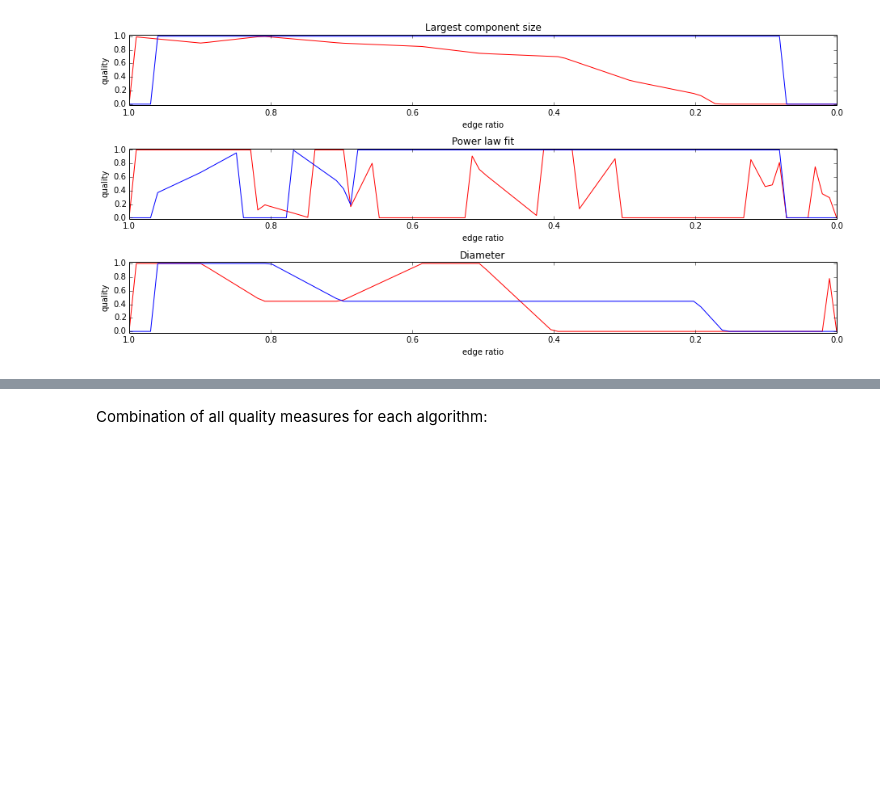
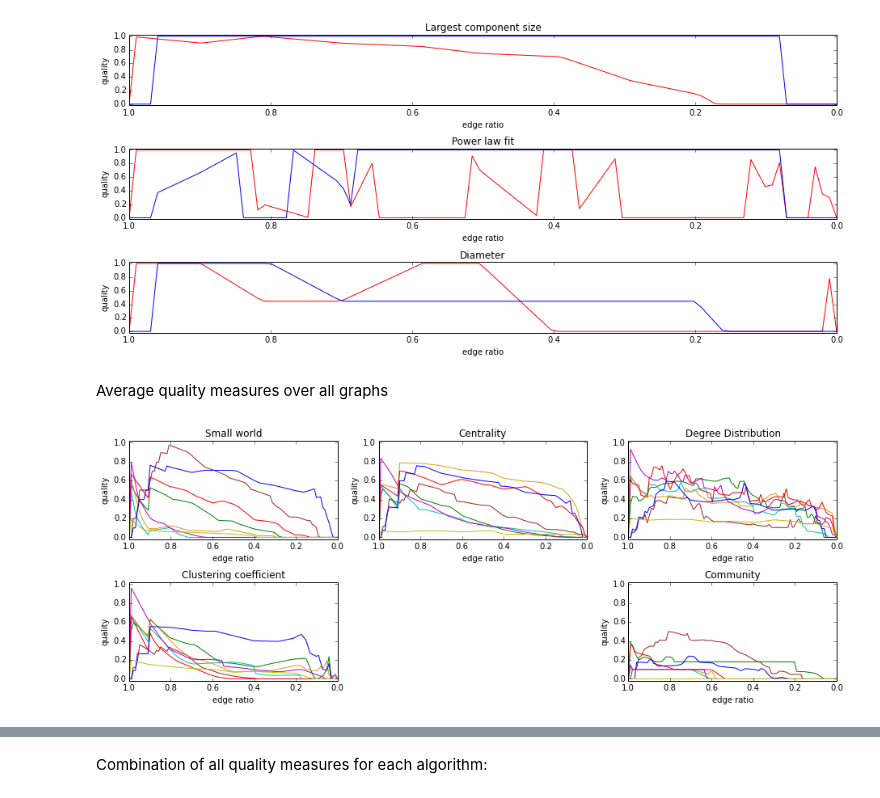
Before and after one commit to kit-parco/networkit-hyperbolic-kd, a Jupyter notebook: Doc/Notebooks/BackboneStatistics.ipynb, the cells around one changed output, grey strips where cells are left out. Saved outputs shown, nothing was run; the diff lists cells and outputs as text; code cells hidden in the pictures; blank space fills up the shorter version.

Commit message:
Support for avg quality plots in statistics notebook
--HG--
branch : sparsification

```diff
--- a/Doc/Notebooks/BackboneStatistics.ipynb
+++ b/Doc/Notebooks/BackboneStatistics.ipynb
@@ -458,7 +458,7 @@ qm_centrality = getMinimumQMLambda([qm_betweenness, qm_pageRank])
 ###### Plotting different quality measures:
 # %%
 def stats_per_qm(qmss, columns, filename): #qmss is a set of pairs of type (title ,[(qm, title, color)]
-    fig = plt.figure(figsize=(13, 6), dpi=300)
+    fig = plt.figure(figsize=(13, 5), dpi=300)
     subplotIndex = 0
     rows = math.ceil(len(qmss) / columns)
 
@@ -483,7 +483,7 @@ def stats_per_qm(qmss, columns, filename): #qmss is a set of pairs of type (titl
 
     #fig.legend(map(lambda x: x[0], legendData), map(lambda x: x[1], legendData), 'lower left', bbox_to_anchor=(0.04, 0.1))
     if filename != None:
-        fig.savefig('/home/gerd/workspace/ComplexNetworkBackbones/figures/per_qm_' + filename + '.pdf', bbox_inches='tight')
+        fig.savefig('/home/gerd/workspace/ComplexNetworkBackbones/figures/' + filename + '.pdf', bbox_inches='tight')
     plt.show()
 # %% [markdown]
 For example, we can just plot some simple qms...
@@ -498,3 +498,22 @@ qmss = [
 stats_per_qm(qmss, 1, None)
 # %% [output]
 [figure]
+# %% [markdown]
+Average quality measures over all graphs
+# %%
+def avgQMPlot(_graphs, _algorithms, filename):
+    qmss = [
+    ('Community', [(getAverageQM([qm_community(g, a) for g in _graphs]), a, colors_a[a]) for a in  _algorithms]),
+    ('Small world', [(getAverageQM([qm_smallWorld(g, a) for g in _graphs]), a, colors_a[a]) for a in  _algorithms]),
+    ('Centrality', [(getAverageQM([qm_centrality(g, a) for g in _graphs]), a, colors_a[a]) for a in  _algorithms]),
+    ('Degree Distribution', [(getAverageQM([qm_degreeDistribution(g, a) for g in _graphs]), a, colors_a[a]) for a in  _algorithms]),
+    ('Clustering coefficient', [(getAverageQM([qm_ccAvgLocal(g, a) for g in _graphs]), a, colors_a[a]) for a in  _algorithms])
+    ]
+
+
+    stats_per_qm(qmss, 3, filename)
+# %%
+#All graphs
+avgQMPlot(graphs, list(set(algorithms)- {'Original'}), 'avg_qm_plot_allgraphs')
+# %% [output]
+[figure, added]
```
Also changed, not shown: parts of 2 cells of this notebook.
